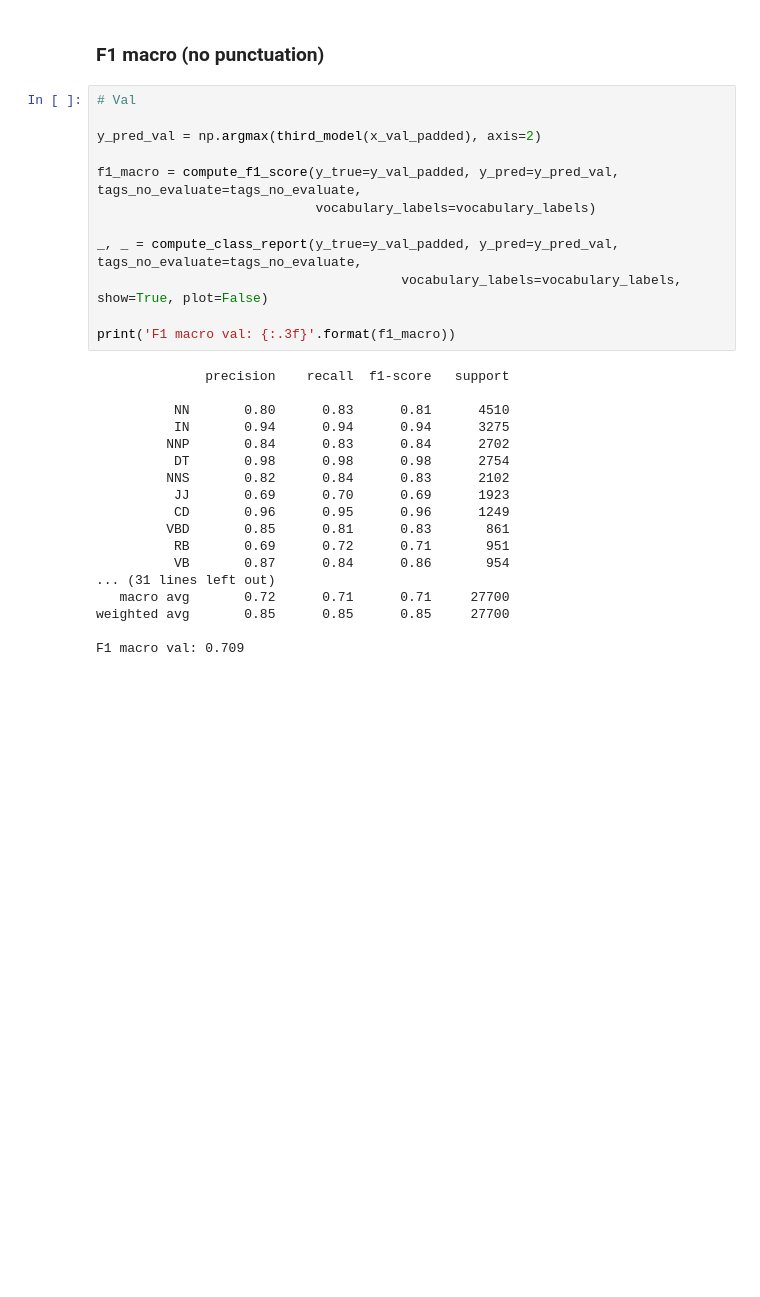
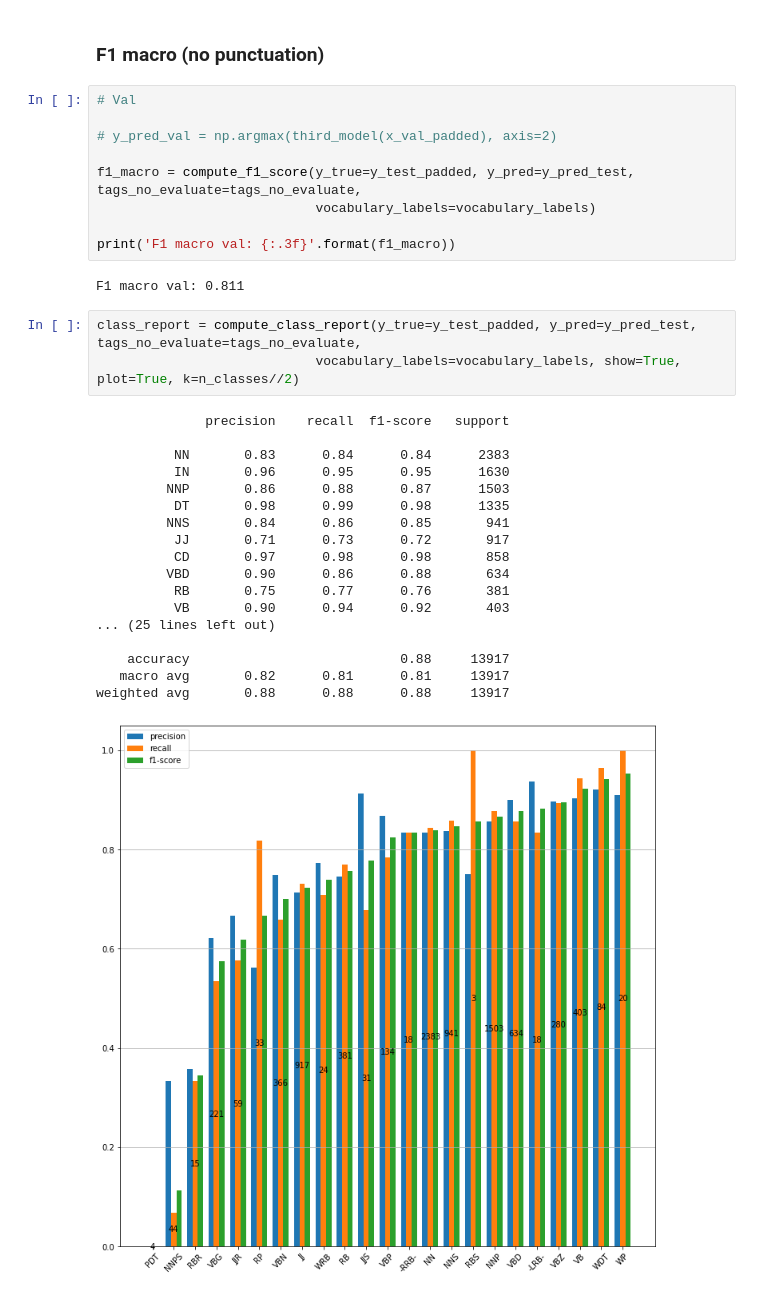
Before and after one commit to EnricoPittini/POS-tagging, a Jupyter notebook: 2) pos tagging.ipynb, the cells around one changed output. Drawn from its saved outputs; the diff is of its cells as text; blank space fills up the shorter version.

```diff
--- a/2) pos tagging.ipynb
+++ b/2) pos tagging.ipynb
@@ -908,33 +916,36 @@ third_model.evaluate(x_test_padded, y_test_padded)
 # %%
 # Val
 
-y_pred_val = np.argmax(third_model(x_val_padded), axis=2)
+# y_pred_val = np.argmax(third_model(x_val_padded), axis=2)
 
-f1_macro = compute_f1_score(y_true=y_val_padded, y_pred=y_pred_val, tags_no_evaluate=tags_no_evaluate,
+f1_macro = compute_f1_score(y_true=y_test_padded, y_pred=y_pred_test, tags_no_evaluate=tags_no_evaluate,
                             vocabulary_labels=vocabulary_labels)
 
-_, _ = compute_class_report(y_true=y_val_padded, y_pred=y_pred_val, tags_no_evaluate=tags_no_evaluate,
-                                       vocabulary_labels=vocabulary_labels, show=True, plot=False)
-
 print('F1 macro val: {:.3f}'.format(f1_macro))
 # %% [output]
-              precision    recall  f1-score   support
-
-          NN       0.80      0.83      0.81      4510
-          IN       0.94      0.94      0.94      3275
-         NNP       0.84      0.83      0.84      2702
-          DT       0.98      0.98      0.98      2754
-         NNS       0.82      0.84      0.83      2102
-          JJ       0.69      0.70      0.69      1923
-          CD       0.96      0.95      0.96      1249
-         VBD       0.85      0.81      0.83       861
-          RB       0.69      0.72      0.71       951
-          VB       0.87      0.84      0.86       954
-... (31 lines left out)
-   macro avg       0.72      0.71      0.71     27700
-weighted avg       0.85      0.85      0.85     27700
-
-F1 macro val: 0.709
+F1 macro val: 0.811
+# %%
+class_report = compute_class_report(y_true=y_test_padded, y_pred=y_pred_test, tags_no_evaluate=tags_no_evaluate,
+                            vocabulary_labels=vocabulary_labels, show=True, plot=True, k=n_classes//2)
+# %% [output]
+              precision    recall  f1-score   support
+
+          NN       0.83      0.84      0.84      2383
+          IN       0.96      0.95      0.95      1630
+         NNP       0.86      0.88      0.87      1503
+          DT       0.98      0.99      0.98      1335
+         NNS       0.84      0.86      0.85       941
+          JJ       0.71      0.73      0.72       917
+          CD       0.97      0.98      0.98       858
+         VBD       0.90      0.86      0.88       634
+          RB       0.75      0.77      0.76       381
+          VB       0.90      0.94      0.92       403
+... (25 lines left out)
+
+    accuracy                           0.88     13917
+   macro avg       0.82      0.81      0.81     13917
+weighted avg       0.88      0.88      0.88     13917
+[figure, added]
 # %%
 from utils.evaluate import wrongly_classified_tokens_analysis
 
```
Also changed, not shown: parts of 5 cells of this notebook, 1 other file.
